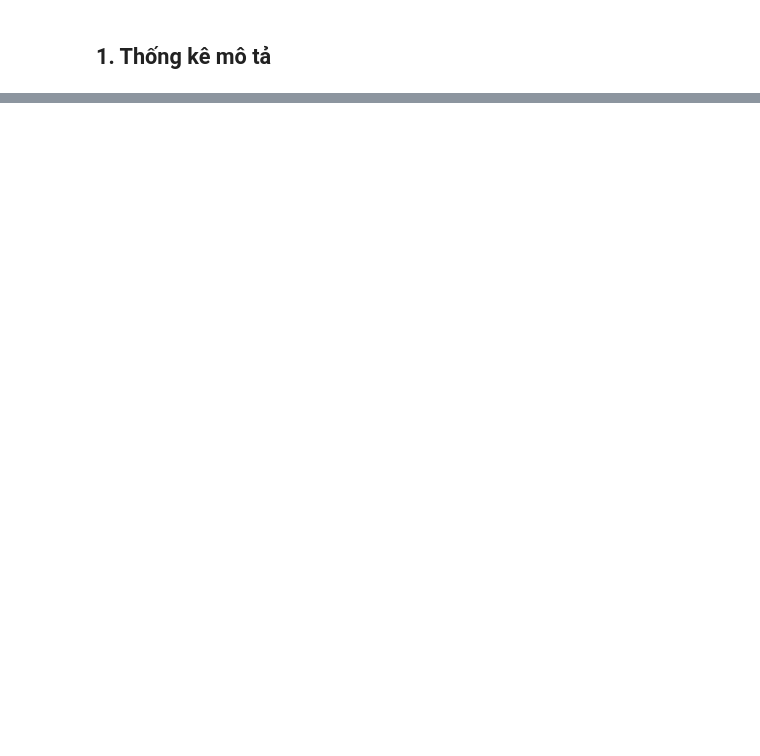
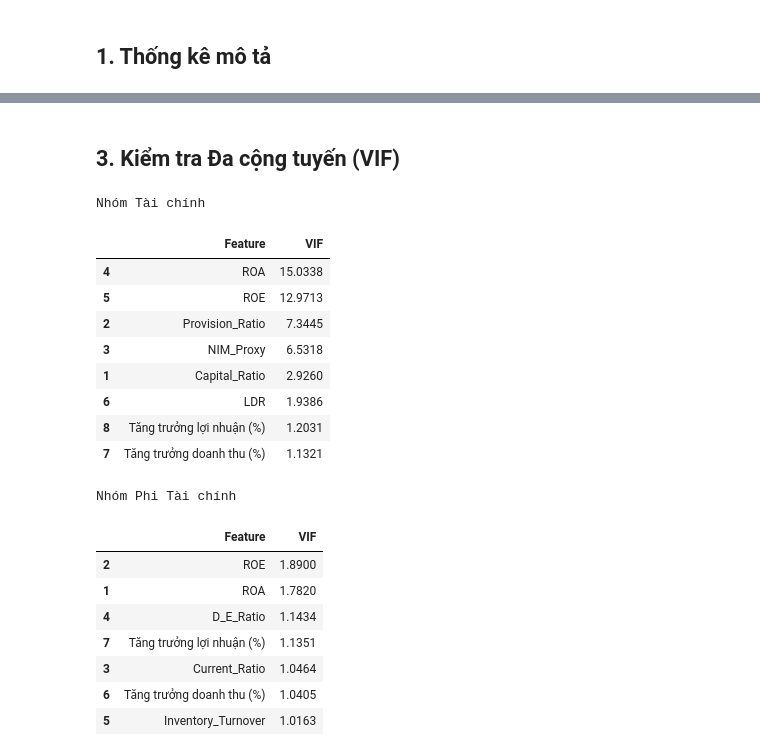
Before and after one commit to callmezuy/hcmus-introds--final-project, a Jupyter notebook: src/notebooks/fa_eda.ipynb, the cells around one changed output, grey strips where cells are left out. Cells and saved outputs as stored; diff of their text form; code cells hidden in the pictures; blank space fills up the shorter version.

```diff
--- a/src/notebooks/fa_eda.ipynb
+++ b/src/notebooks/fa_eda.ipynb
@@ -705,0 +583,60 @@ Hai biến này đóng vai trò là "Bộ lọc an toàn". Chúng không trực
+# %% [markdown]
+## 3. Kiểm tra Đa cộng tuyến (VIF)
+# %%
+def calculate_vif(df, features):
+
+    valid_features = [col for col in features if col in df.columns]
+    X = df[valid_features].copy()
+    X = add_constant(X)
+
+    # Tính VIF
+    vif_data = pd.DataFrame()
+    vif_data["Feature"] = X.columns
+    try:
+        vif_data["VIF"] = [variance_inflation_factor(X.values, i) for i in range(X.shape[1])]
+    except Exception as e:
+        print(f"Lỗi tính toán VIF: {e}")
+        return None
+
+    vif_data = vif_data[vif_data["Feature"] != 'const'].sort_values("VIF", ascending=False)
+
+    display(vif_data)
+    return vif_data
+
+# Nhóm Tài chính
+print("Nhóm Tài chính")
+fin_features = [
+    'Capital_Ratio', 'Provision_Ratio', 'NIM_Proxy', 'ROA', 'ROE', 'LDR',
+    'Tăng trưởng doanh thu (%)', 'Tăng trưởng lợi nhuận (%)'
+]
+
+vif_fin = calculate_vif(df_financial_cleaned, fin_features)
+
+# Nhóm Phi Tài chính
+print("\nNhóm Phi Tài chính")
+non_fin_features = [
+    'ROA', 'ROE', 'Current_Ratio', 'D_E_Ratio', 'Inventory_Turnover',
+    'Tăng trưởng doanh thu (%)', 'Tăng trưởng lợi nhuận (%)'
+]
+
+vif_non_fin = calculate_vif(df_non_financial_cleaned, non_fin_features)
+# %% [output]
+Nhóm Tài chính
+|  | Feature | VIF |
+| 4 | ROA | 15.0338 |
+| 5 | ROE | 12.9713 |
+| 2 | Provision_Ratio | 7.3445 |
+| 3 | NIM_Proxy | 6.5318 |
+| 1 | Capital_Ratio | 2.9260 |
+| 6 | LDR | 1.9386 |
+| 8 | Tăng trưởng lợi nhuận (%) | 1.2031 |
+| 7 | Tăng trưởng doanh thu (%) | 1.1321 |
+Nhóm Phi Tài chính
+|  | Feature | VIF |
+| 2 | ROE | 1.8900 |
+| 1 | ROA | 1.7820 |
+| 4 | D_E_Ratio | 1.1434 |
+| 7 | Tăng trưởng lợi nhuận (%) | 1.1351 |
+| 3 | Current_Ratio | 1.0464 |
+| 6 | Tăng trưởng doanh thu (%) | 1.0405 |
+| 5 | Inventory_Turnover | 1.0163 |
```
Also changed, not shown: parts of 26 cells of this notebook.
